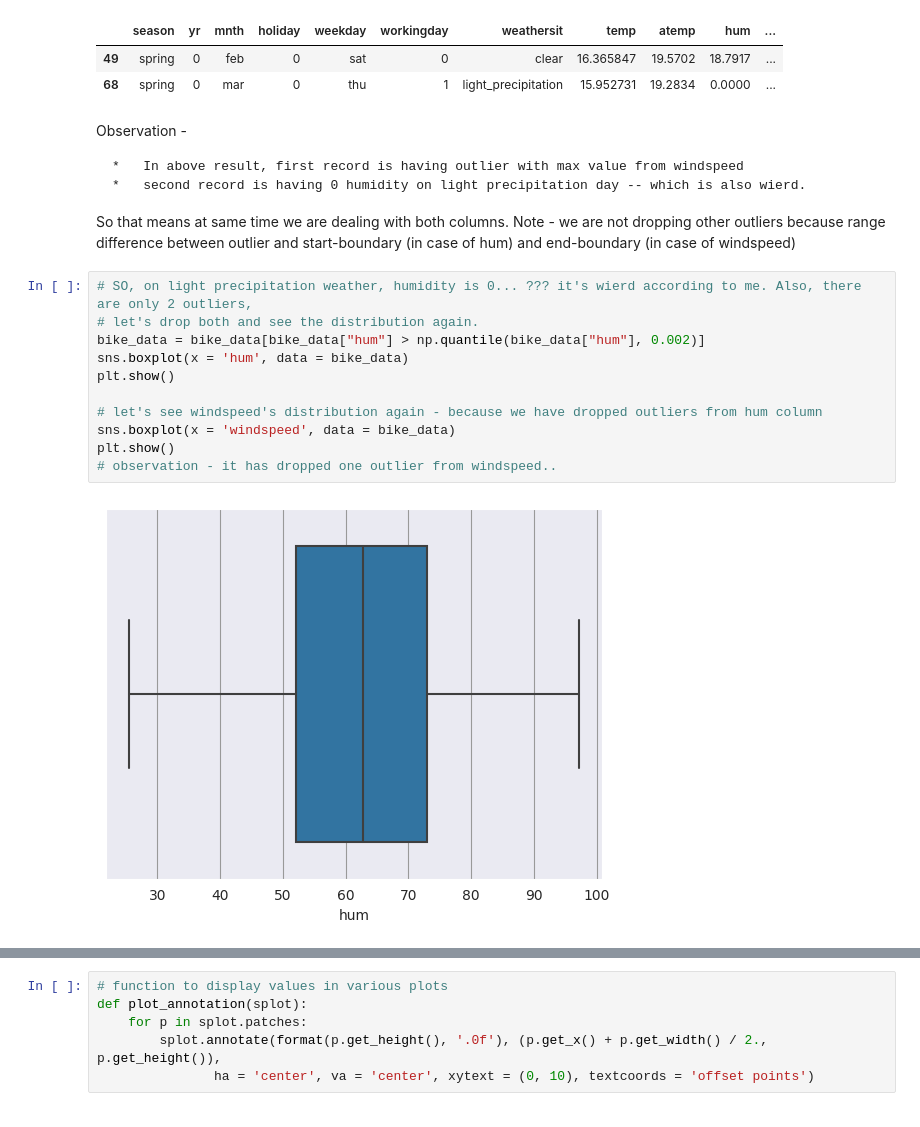
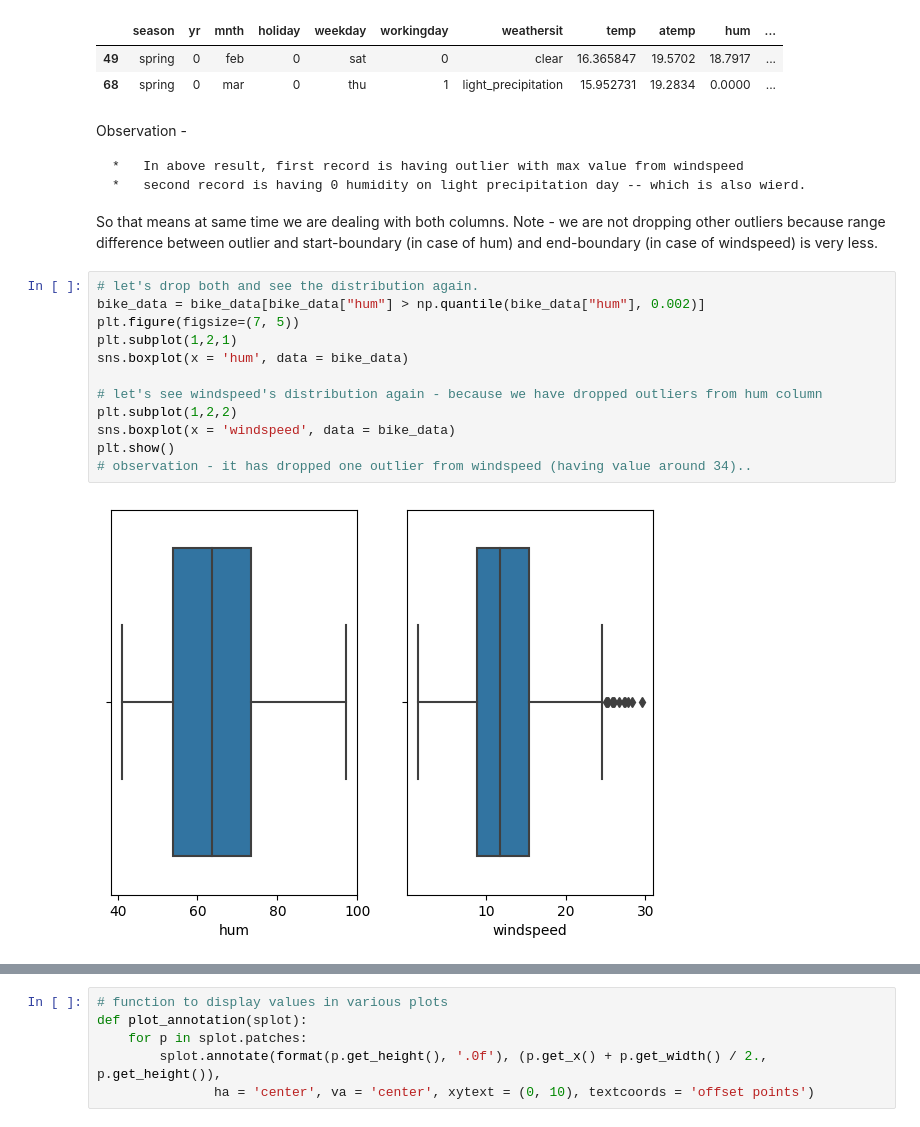
Before and after one commit to Nidhi-Mantri/MLR_Bike_Assignment, a Jupyter notebook: MLR_Bike_Assignment.ipynb, the cells around one changed output, grey strips where cells are left out. Cells and saved outputs as stored; diff of their text form.

```diff
--- a/MLR_Bike_Assignment.ipynb
+++ b/MLR_Bike_Assignment.ipynb
@@ -310,17 +315,18 @@ Observation -
     *   In above result, first record is having outlier with max value from windspeed
     *   second record is having 0 humidity on light precipitation day -- which is also wierd.
 So that means at same time we are dealing with both columns.
-Note - we are not dropping other outliers because range difference between outlier and start-boundary (in case of hum) and end-boundary (in case of windspeed)
+Note - we are not dropping other outliers because range difference between outlier and start-boundary (in case of hum) and end-boundary (in case of windspeed) is very less.
 # %%
-# SO, on light precipitation weather, humidity is 0... ??? it's wierd according to me. Also, there are only 2 outliers,
 # let's drop both and see the distribution again.
 bike_data = bike_data[bike_data["hum"] > np.quantile(bike_data["hum"], 0.002)]
+plt.figure(figsize=(7, 5))
+plt.subplot(1,2,1)
 sns.boxplot(x = 'hum', data = bike_data)
-plt.show()
 
 # let's see windspeed's distribution again - because we have dropped outliers from hum column
+plt.subplot(1,2,2)
 sns.boxplot(x = 'windspeed', data = bike_data)
 plt.show()
-# observation - it has dropped one outlier from windspeed..
+# observation - it has dropped one outlier from windspeed (having value around 34)..
 # %% [output]
-[figure, old version]
+[figure, new version]
```
Also changed, not shown: parts of 14 cells of this notebook.
